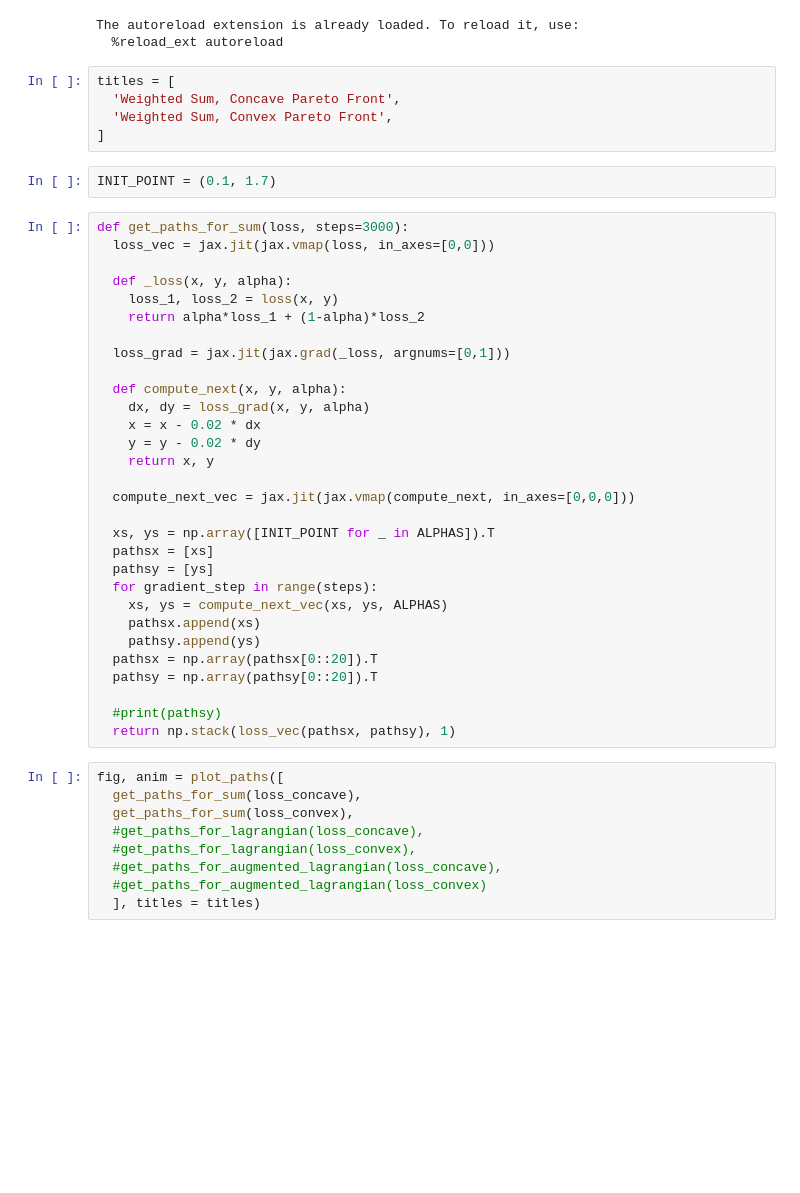
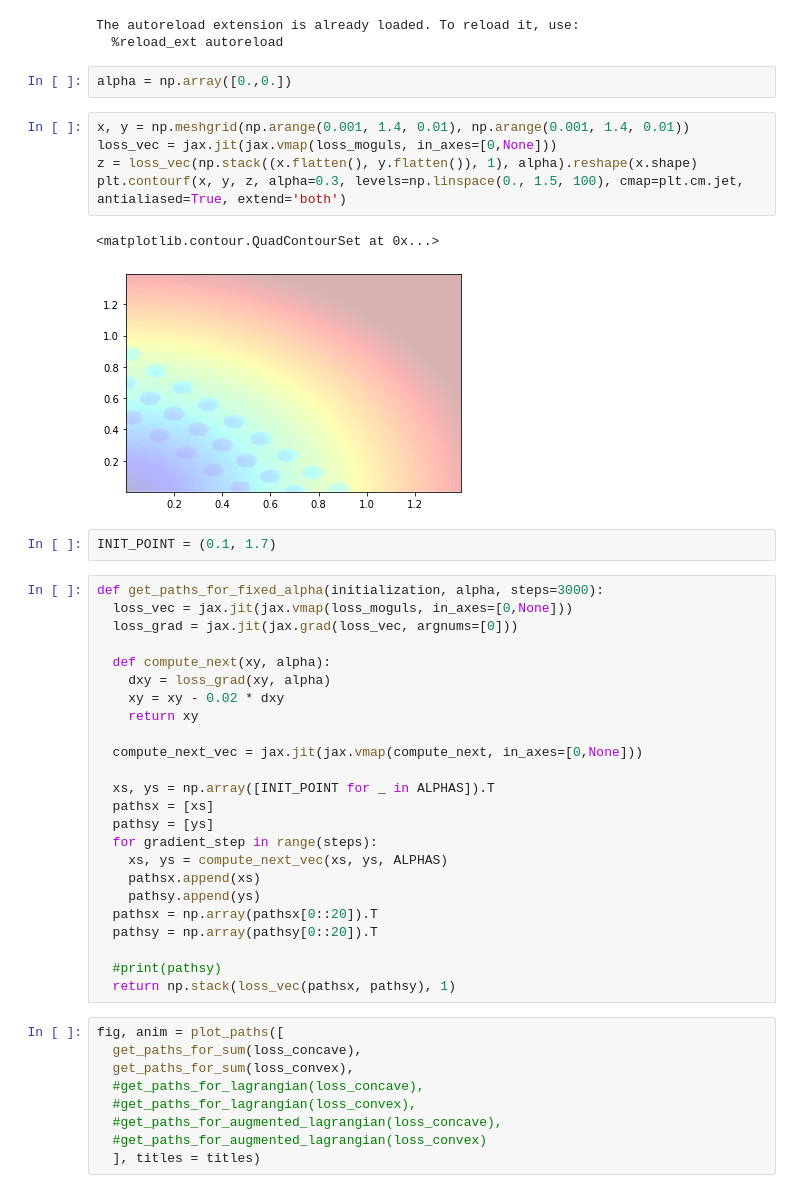
Before and after one commit to spitis/constrained_opt, a Jupyter notebook: Pareto Front-alpha.ipynb, the cells around one changed output. Cells and saved outputs as stored; diff of their text form; blank space fills up the shorter version.

```diff
--- a/Pareto Front-alpha.ipynb
+++ b/Pareto Front-alpha.ipynb
@@ -7,30 +7,29 @@ from functools import partial
 # %% [output]
 The autoreload extension is already loaded. To reload it, use:
   %reload_ext autoreload
-# %%
-titles = [
-  'Weighted Sum, Concave Pareto Front',
-  'Weighted Sum, Convex Pareto Front',
-]
+# %%
+alpha = np.array([0.,0.])
+# %%
+x, y = np.meshgrid(np.arange(0.001, 1.4, 0.01), np.arange(0.001, 1.4, 0.01))
+loss_vec = jax.jit(jax.vmap(loss_moguls, in_axes=[0,None]))
+z = loss_vec(np.stack((x.flatten(), y.flatten()), 1), alpha).reshape(x.shape)
+plt.contourf(x, y, z, alpha=0.3, levels=np.linspace(0., 1.5, 100), cmap=plt.cm.jet, antialiased=True, extend='both')
+# %% [output]
+<matplotlib.contour.QuadContourSet at 0x...>
+[figure, added]
 # %%
 INIT_POINT = (0.1, 1.7)
 # %%
-def get_paths_for_sum(loss, steps=3000):
-  loss_vec = jax.jit(jax.vmap(loss, in_axes=[0,0]))
+def get_paths_for_fixed_alpha(initialization, alpha, steps=3000):
+  loss_vec = jax.jit(jax.vmap(loss_moguls, in_axes=[0,None]))
+  loss_grad = jax.jit(jax.grad(loss_vec, argnums=[0]))
 
-  def _loss(x, y, alpha):
-    loss_1, loss_2 = loss(x, y)
-    return alpha*loss_1 + (1-alpha)*loss_2
+  def compute_next(xy, alpha):
+    dxy = loss_grad(xy, alpha)
+    xy = xy - 0.02 * dxy
+    return xy
 
-  loss_grad = jax.jit(jax.grad(_loss, argnums=[0,1]))
-
-  def compute_next(x, y, alpha):
-    dx, dy = loss_grad(x, y, alpha)
-    x = x - 0.02 * dx
-    y = y - 0.02 * dy
-    return x, y
-
-  compute_next_vec = jax.jit(jax.vmap(compute_next, in_axes=[0,0,0]))
+  compute_next_vec = jax.jit(jax.vmap(compute_next, in_axes=[0,None]))
 
   xs, ys = np.array([INIT_POINT for _ in ALPHAS]).T
   pathsx = [xs]
```
Also changed, not shown: 1 other file.
